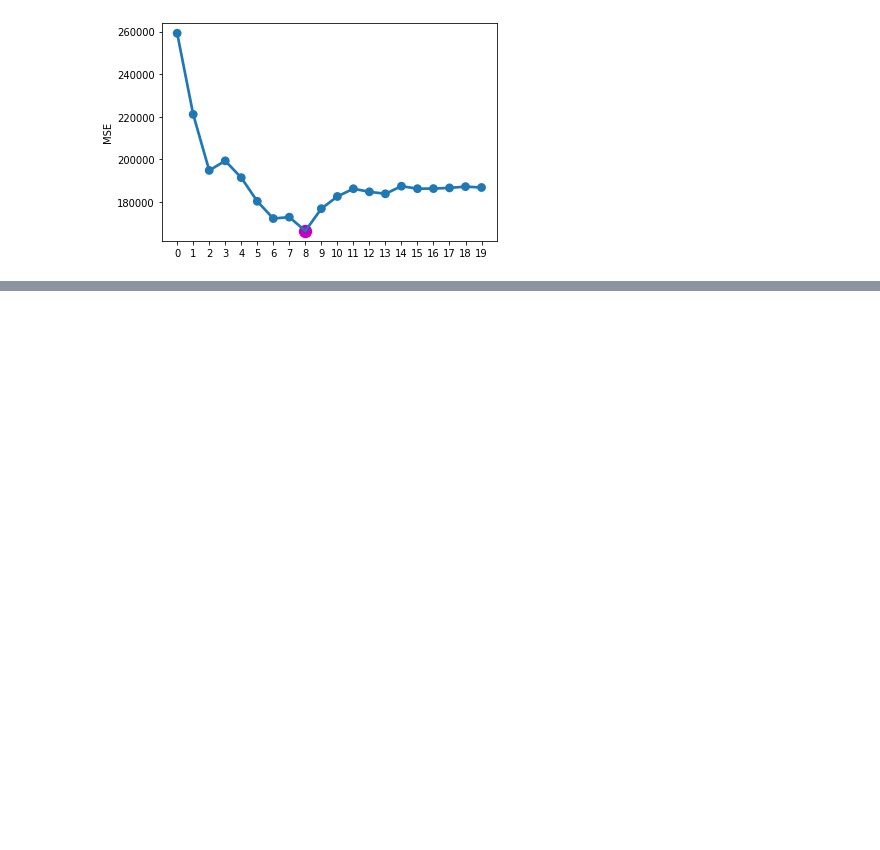
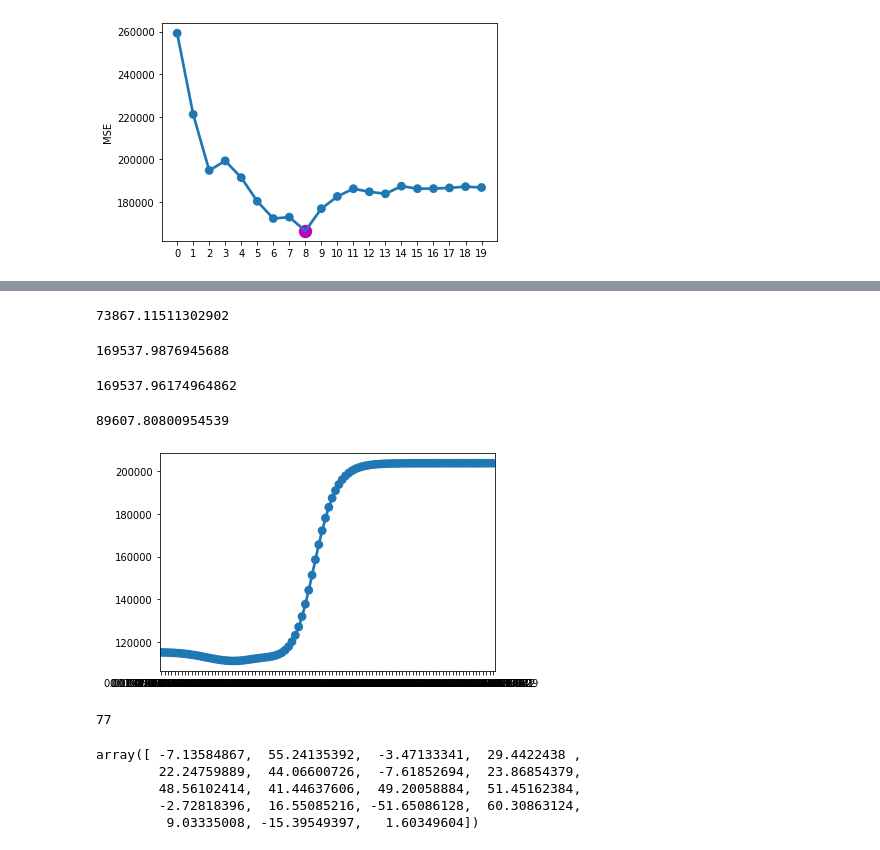
Before and after one commit to vivialprt/ISLR, a Jupyter notebook: Chapter6/Labs.ipynb, the cells around one changed output, grey strips where cells are left out. Drawn from its saved outputs; the diff is of its cells as text; code cells hidden in the pictures; blank space fills up the shorter version.

```diff
--- a/Chapter6/Labs.ipynb
+++ b/Chapter6/Labs.ipynb
@@ -304,0 +311,6 @@ strong multicollinearity or other numerical problems.
+# %%
+params = pd.DataFrame(columns=std_X.columns.insert(0, 'intercept'), index=lambdas)
+lambdas = np.logspace(-2, 10, 100)[::-1]
+for l in lambdas:
+    model = Ridge(alpha=l, normalize=False).fit(std_X, y)
+    params.loc[l] = [model.intercept_] + model.coef_.tolist()
@@ -304,0 +367,47 @@ strong multicollinearity or other numerical problems.
+# %%
+train_X, test_X, train_y, test_y = train_test_split(std_X, y, test_size=0.25, random_state=12)
+# %%
+model = Ridge(alpha=4, normalize=False).fit(train_X, train_y)
+mse(test_y, model.predict(test_X))
+# %% [output]
+73867.11511302902
+# %%
+np.mean((test_y - train_y.mean()) ** 2)
+# %% [output]
+169537.9876945688
+# %%
+model = Ridge(alpha=1e+10, normalize=False).fit(train_X, train_y)
+mse(test_y, model.predict(test_X))
+# %% [output]
+169537.96174964862
+# %%
+model = Ridge(alpha=0, normalize=False).fit(train_X, train_y)
+mse(test_y, model.predict(test_X))
+# %% [output]
+89607.80800954539
+# %%
+cv = KFold(n_splits=10, shuffle=True, random_state=22)
+res = pd.Series(index=lambdas, dtype=np.float64)
+for l in lambdas:
+    lambda_res = []
+    for train, test in cv.split(std_X):
+        model = Ridge(alpha=l, normalize=False).fit(std_X.iloc[train], y.iloc[train])
+        lambda_res.append(mse(y.iloc[test], model.predict(std_X.iloc[test])))
+    res.loc[l] = np.mean(lambda_res)
+# %%
+ax = sns.pointplot(res.index, res)
+# %% [output]
+[figure, added]
+# %%
+res.argmin()
+# %% [output]
+77
+# %%
+best_model = Ridge(alpha=77, normalize=False).fit(std_X, y)
+best_model.coef_
+# %% [output]
+array([ -7.13584867,  55.24135392,  -3.47133341,  29.4422438 ,
+        22.24759889,  44.06600726,  -7.61852694,  23.86854379,
+        48.56102414,  41.44637606,  49.20058884,  51.45162384,
+        -2.72818396,  16.55085216, -51.65086128,  60.30863124,
+         9.03335008, -15.39549397,   1.60349604])
```
Also changed, not shown: parts of 9 cells of this notebook.
